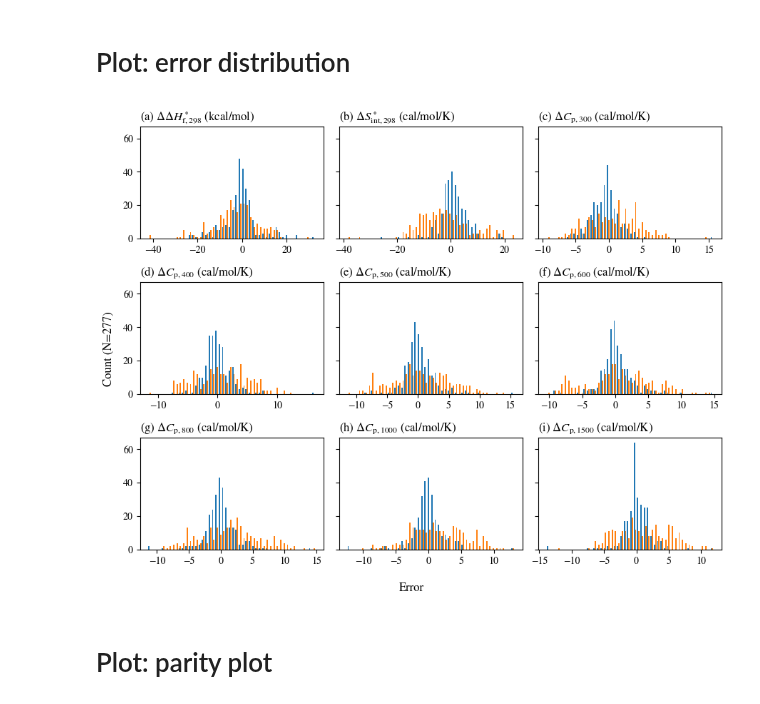
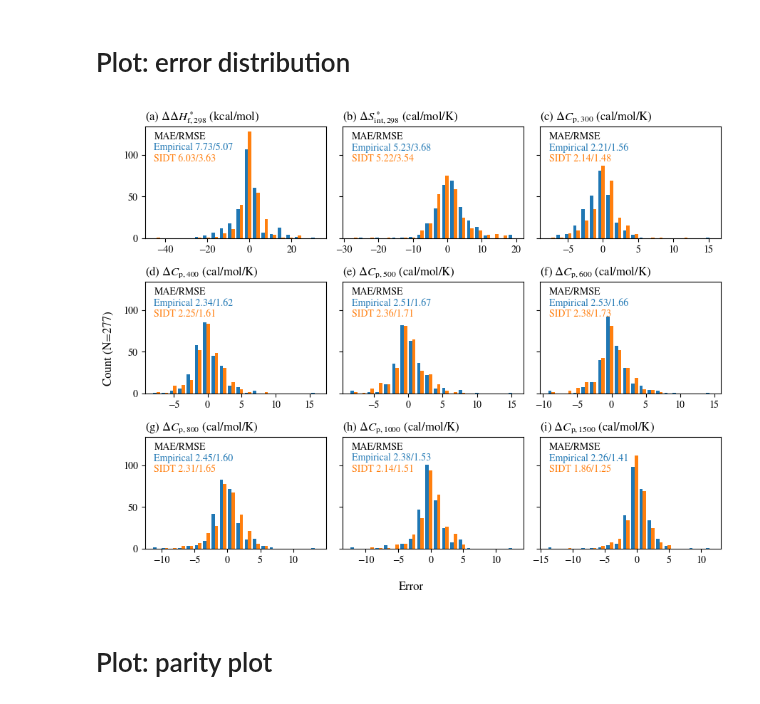
Before and after one commit to hwpang/RadicalTree, a Jupyter notebook: notebooks/7.3_compare_prediction.ipynb, the cells around one changed output. Drawn from its saved outputs; the diff is of its cells as text; code cells hidden in the pictures.

```diff
--- a/notebooks/7.3_compare_prediction.ipynb
+++ b/notebooks/7.3_compare_prediction.ipynb
@@ -30,36 +30,80 @@ empirical_df = empirical_df.reset_index(drop=True)
 # %% [markdown]
 # Load test results
 # %%
-sidt_df = pd.read_csv("../models/split-random_run-test/test.csv")
+sidt_df = pd.read_csv("../models/split-random_run-basecase/frac-1.0/test.csv")
 # %% [markdown]
 # Plot: error distribution
 # %%
 fig, axs = plt.subplots(nrows=3, ncols=3, sharey=True, figsize=(9, 7))
+bins = 20
+
 ax = axs.flat[0]
-empirical_errors = empirical_df["HBI_H298 (kcal/mol)"] - test_df["HBI_H298 (kcal/mol)"]
-sidt_errors = sidt_df["HBI_H298 (kcal/mol)"] - test_df["HBI_H298 (kcal/mol)"]
-ax.hist([empirical_errors, sidt_errors], bins=50)
+label = "HBI_H298 (kcal/mol)"
+true_ys = test_df[label]
+pred_ys = empirical_df[label]
+empirical_errors = pred_ys - true_ys
+empirical_rmse = np.sqrt(mean_squared_error(true_ys, pred_ys))
+empirical_mae = mean_absolute_error(true_ys, pred_ys)
+
+true_ys = test_df[label]
+pred_ys = sidt_df[label]
+sidt_errors = pred_ys - true_ys
+sidt_rmse = np.sqrt(mean_squared_error(true_ys, pred_ys))
+sidt_mae = mean_absolute_error(true_ys, pred_ys)
+
+ax.hist([empirical_errors, sidt_errors], bins=bins)
+ax.text(0.05, 0.95, "MAE/RMSE", ha="left", va="top", transform=ax.transAxes,)
+ax.text(0.05, 0.95, "\n"+f"Empirical {empirical_rmse:.2f}/{empirical_mae:.2f}", ha="left", va="top", transform=ax.transAxes, color="C0")
+ax.text(0.05, 0.95, "\n\n"+f"SIDT {sidt_rmse:.2f}/{sidt_mae:.2f}", ha="left", va="top", transform=ax.transAxes, color="C1")
 ax.set_title("(a) $\Delta\Delta H^\circ_\mathrm{f,298}$ (kcal/mol)", loc="left")
 
 ax = axs.flat[1]
-empirical_errors = empirical_df["HBI_Sint298 (cal/mol/K)"] - test_df["HBI_Sint298 (cal/mol/K)"]
-sidt_errors = sidt_df["HBI_Sint298 (cal/mol/K)"] - test_df["HBI_Sint298 (cal/mol/K)"]
-ax.hist([empirical_errors, sidt_errors], bins=50)
+label = "HBI_Sint298 (cal/mol/K)"
+true_ys = test_df[label]
+pred_ys = empirical_df[label]
+empirical_errors = pred_ys - true_ys
+empirical_rmse = np.sqrt(mean_squared_error(true_ys, pred_ys))
+empirical_mae = mean_absolute_error(true_ys, pred_ys)
+
+true_ys = test_df[label]
+pred_ys = sidt_df[label]
+sidt_errors = pred_ys - true_ys
+sidt_rmse = np.sqrt(mean_squared_error(true_ys, pred_ys))
+sidt_mae = mean_absolute_error(true_ys, pred_ys)
+
+ax.hist([empirical_errors, sidt_errors], bins=bins)
+ax.text(0.05, 0.95, "MAE/RMSE", ha="left", va="top", transform=ax.transAxes,)
+ax.text(0.05, 0.95, "\n"+f"Empirical {empirical_rmse:.2f}/{empirical_mae:.2f}", ha="left", va="top", transform=ax.transAxes, color="C0")
+ax.text(0.05, 0.95, "\n\n"+f"SIDT {sidt_rmse:.2f}/{sidt_mae:.2f}", ha="left", va="top", transform=ax.transAxes, color="C1")
 ax.set_title("(b) $\Delta S^\circ_\mathrm{int,298}$ (cal/mol/K)", loc="left")
 
 for i, (ax, T) in enumerate(zip(axs.flat[2:], Ts)):
-    empirical_errors = empirical_df[f"HBI_Cp{T} (cal/mol/K)"] - test_df[f"HBI_Cp{T} (cal/mol/K)"]
-    sidt_errors = sidt_df[f"HBI_Cp{T} (cal/mol/K)"] - test_df[f"HBI_Cp{T} (cal/mol/K)"]
-    ax.hist([empirical_errors, sidt_errors], bins=50)
+    label = f"HBI_Cp{T} (cal/mol/K)"
+    true_ys = test_df[label]
+    pred_ys = empirical_df[label]
+    empirical_errors = pred_ys - true_ys
+    empirical_rmse = np.sqrt(mean_squared_error(true_ys, pred_ys))
+    empirical_mae = mean_absolute_error(true_ys, pred_ys)
+
+    true_ys = test_df[label]
+    pred_ys = sidt_df[label]
+    sidt_errors = pred_ys - true_ys
+    sidt_rmse = np.sqrt(mean_squared_error(true_ys, pred_ys))
+    sidt_mae = mean_absolute_error(true_ys, pred_ys)
+
+    ax.hist([empirical_errors, sidt_errors], bins=bins)
+    ax.text(0.05, 0.95, "MAE/RMSE", ha="left", va="top", transform=ax.transAxes,)
+    ax.text(0.05, 0.95, "\n"+f"Empirical {empirical_rmse:.2f}/{empirical_mae:.2f}", ha="left", va="top", transform=ax.transAxes, color="C0")
+    ax.text(0.05, 0.95, "\n\n"+f"SIDT {sidt_rmse:.2f}/{sidt_mae:.2f}", ha="left", va="top", transform=ax.transAxes, color="C1")
     ax.set_title(f"({string.ascii_letters[2:][i]}) "+"$\Delta C_\mathrm{p,{" + str(T) + "}}$ (cal/mol/K)", loc="left")
 
 fig.supylabel(f"Count (N={len(test_df.index)})")
 fig.supxlabel(f"Error")
 
 fig.tight_layout()
 fig.savefig("../figures/test_empirical_error_hist.pdf", bbox_inches="tight")
 # %% [output]
-[figure, old version]
+[figure, new version]
 # %% [markdown]
 # Plot: parity plot
 # %%
```
Also changed, not shown: parts of 2 cells of this notebook, 31 other files.
